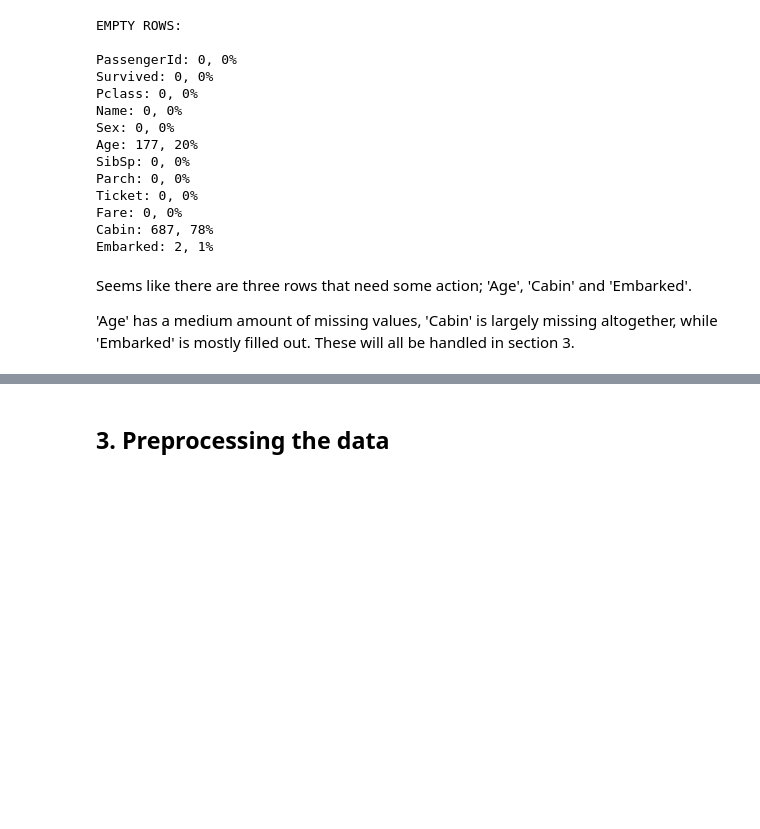
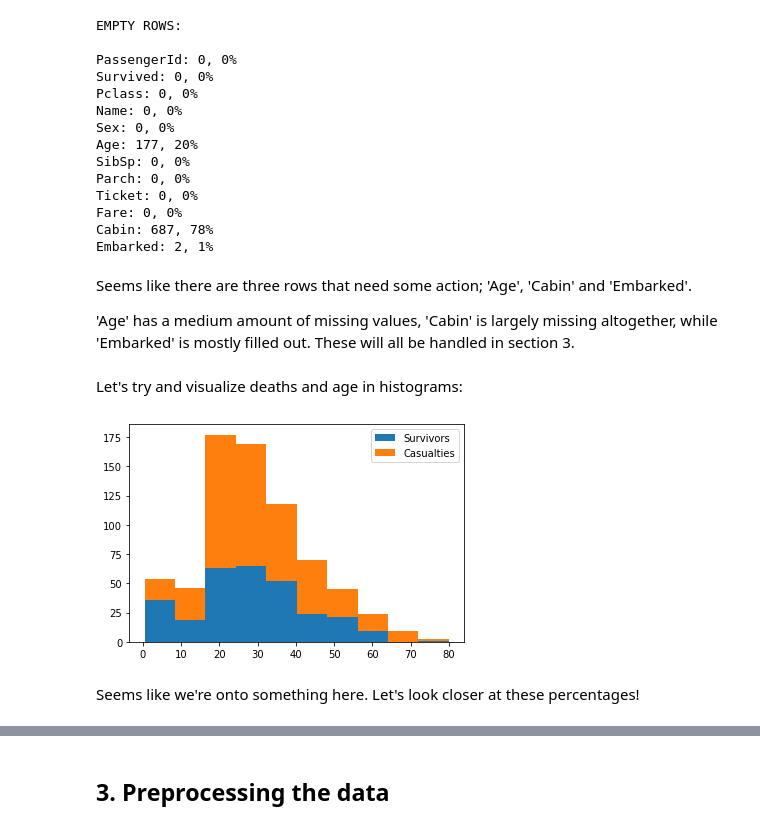
Before and after one commit to kallekleiv/Titanic-Machine-Learning-from-Disaster, a Jupyter notebook: Titanic - Machine Learning from Disaster.ipynb, the cells around one changed output, grey strips where cells are left out. Saved outputs shown, nothing was run; the diff lists cells and outputs as text; code cells hidden in the pictures; blank space fills up the shorter version.

```diff
--- a/Titanic - Machine Learning from Disaster.ipynb
+++ b/Titanic - Machine Learning from Disaster.ipynb
@@ -102,0 +130,13 @@ Seems like there are three rows that need some action; 'Age', 'Cabin' and 'Embar
+# %% [markdown]
+Let's try and visualize deaths and age in histograms:
+# %%
+survivors = train_set.loc[train_set['Survived'] == 1]
+casualties = train_set.loc[train_set['Survived'] == 0]
+
+plt.hist([survivors['Age'], casualties['Age']], stacked=True)
+plt.legend(['Survivors', 'Casualties'])
+plt.show()
+# %% [output]
+[figure, added]
+# %% [markdown]
+Seems like we're onto something here. Let's look closer at these percentages!
```
Also changed, not shown: parts of 43 cells of this notebook.
